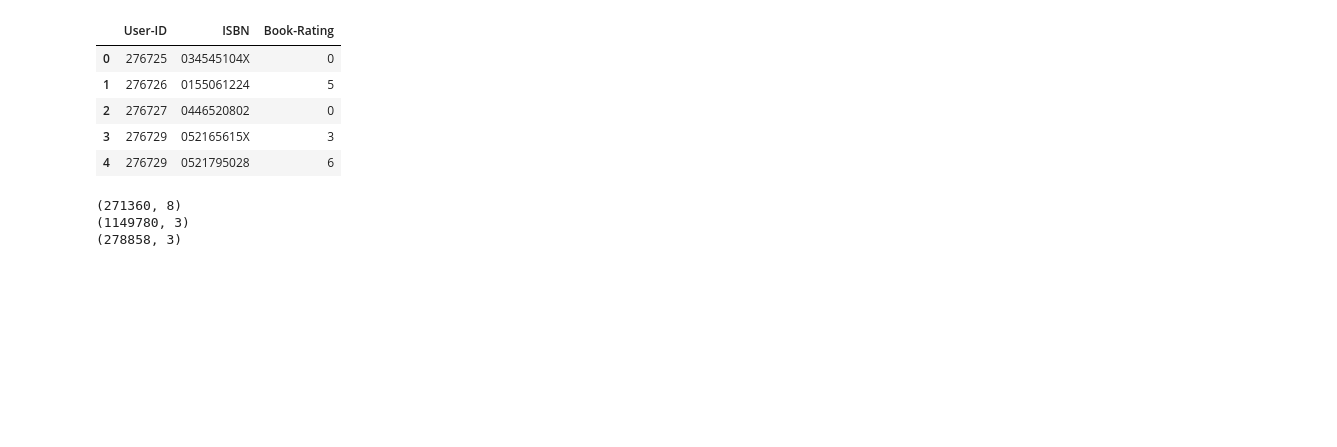
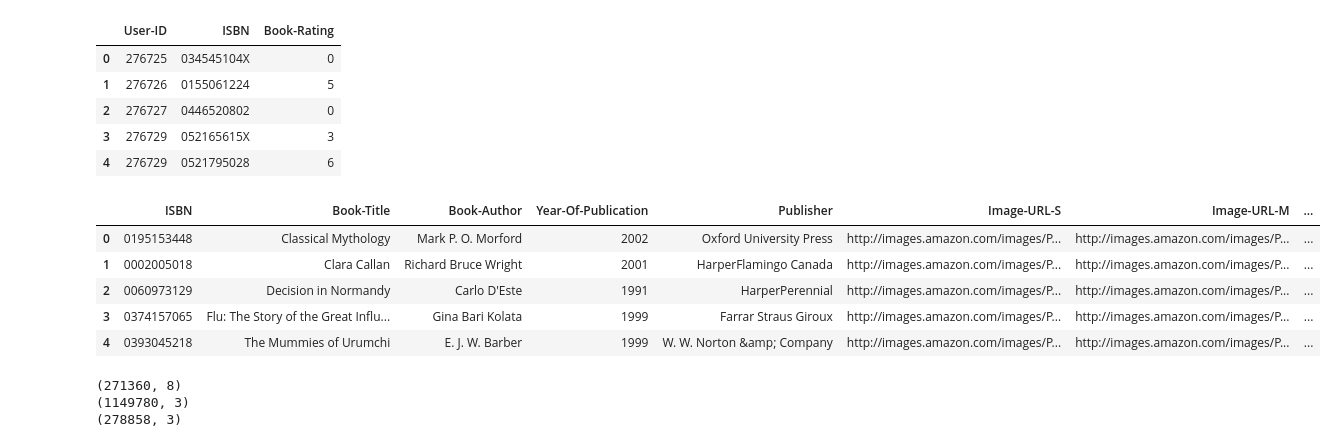
Before and after one commit to MusaevaAdelya/book-recommender-system, a Jupyter notebook: book-recommender-system.ipynb, the cells around one changed output. Saved outputs shown, nothing was run; the diff lists cells and outputs as text; code cells hidden in the pictures; blank space fills up the shorter version.

```diff
--- a/book-recommender-system.ipynb
+++ b/book-recommender-system.ipynb
@@ -27,6 +27,15 @@ ratings.head()
 | 2 | 276727 | 0446520802 | 0 |
 | 3 | 276729 | 052165615X | 3 |
 | 4 | 276729 | 0521795028 | 6 |
+# %%
+books.head()
+# %% [output]
+|  | ISBN | Book-Title | Book-Author | Year-Of-Publication | Publisher | Image-URL-S | Image-URL-M | ... |
+| 0 | 0195153448 | Classical Mythology | Mark P. O. Morford | 2002 | Oxford University Press | http://images.amazon.com/images/P... | http://images.amazon.com/images/P... | ... |
+| 1 | 0002005018 | Clara Callan | Richard Bruce Wright | 2001 | HarperFlamingo Canada | http://images.amazon.com/images/P... | http://images.amazon.com/images/P... | ... |
+| 2 | 0060973129 | Decision in Normandy | Carlo D'Este | 1991 | HarperPerennial | http://images.amazon.com/images/P... | http://images.amazon.com/images/P... | ... |
+| 3 | 0374157065 | Flu: The Story of the Great Influ... | Gina Bari Kolata | 1999 | Farrar Straus Giroux | http://images.amazon.com/images/P... | http://images.amazon.com/images/P... | ... |
+| 4 | 0393045218 | The Mummies of Urumchi | E. J. W. Barber | 1999 | W. W. Norton &amp; Company | http://images.amazon.com/images/P... | http://images.amazon.com/images/P... | ... |
 # %%
 print(books.shape)
 print(ratings.shape)
```
Also changed, not shown: parts of 2 cells of this notebook, 7 other files.
